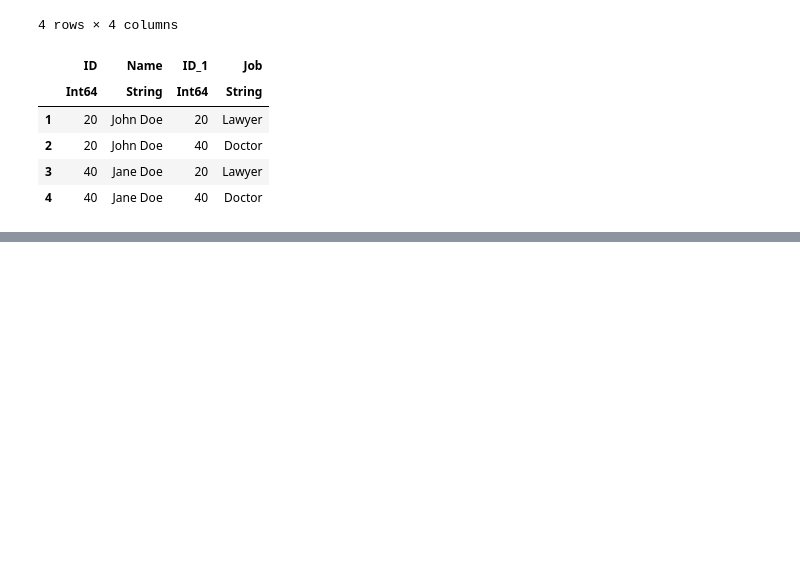
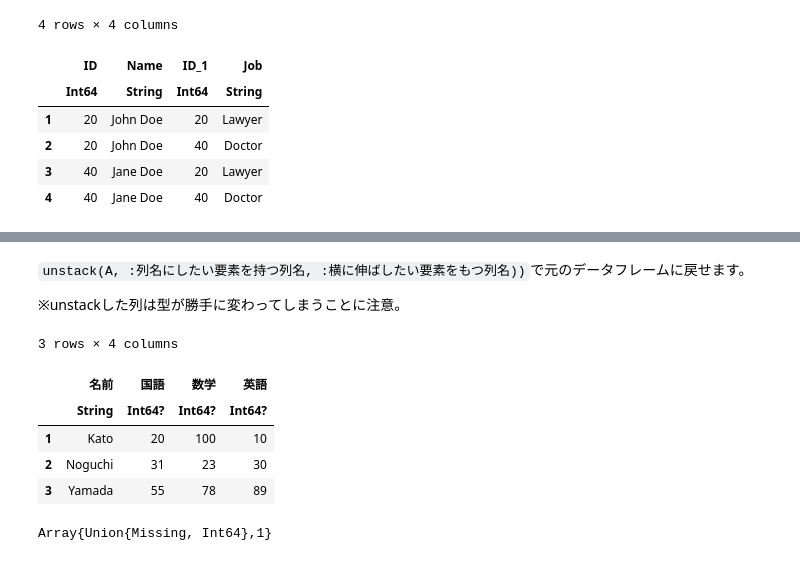
Before and after one commit to takuizum/julia, a Jupyter notebook: jupyter/DataFrames_v_0_22_0.ipynb, the cells around one changed output, grey strips where cells are left out. Saved outputs shown, nothing was run; the diff lists cells and outputs as text; code cells hidden in the pictures; blank space fills up the shorter version.

```diff
--- a/jupyter/DataFrames_v_0_22_0.ipynb
+++ b/jupyter/DataFrames_v_0_22_0.ipynb
@@ -417,0 +355,3 @@ julia> long = stack(wide)
+# %%
+long_B = stack(B, Between(:国語, :英語), variable_name = :教科, value_name = :得点)
+first(long_B, 3)
@@ -417,0 +365,17 @@ julia> long = stack(wide)
+# %% [markdown]
+`unstack(A, :列名にしたい要素を持つ列名, :横に伸ばしたい要素をもつ列名))`で元のデータフレームに戻せます。
+
+※unstackした列は型が勝手に変わってしまうことに注意。
+# %%
+wide_B = unstack(long_B, :教科, :得点)
+# %% [output]
+3 rows × 4 columns
+|  | 名前 | 国語 | 数学 | 英語 |
+|  | String | Int64? | Int64? | Int64? |
+| 1 | Kato | 20 | 100 | 10 |
+| 2 | Noguchi | 31 | 23 | 30 |
+| 3 | Yamada | 55 | 78 | 89 |
+# %%
+typeof(wide_B.国語)
+# %% [output]
+Array{Union{Missing, Int64},1}
```
Also changed, not shown: parts of 28 cells of this notebook.
